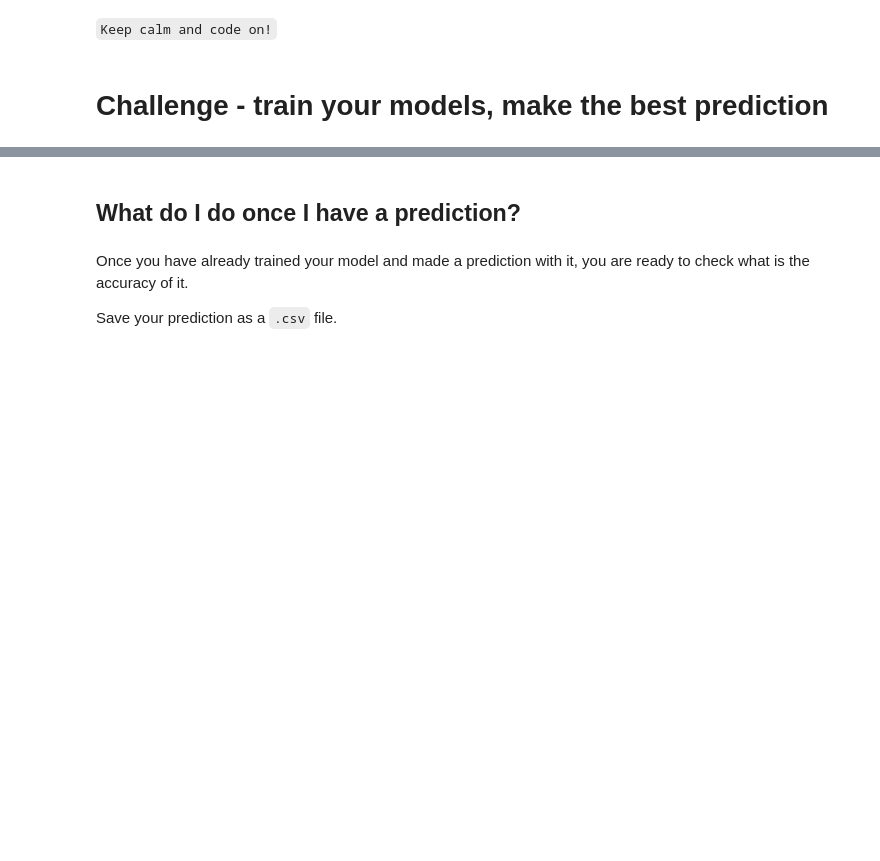
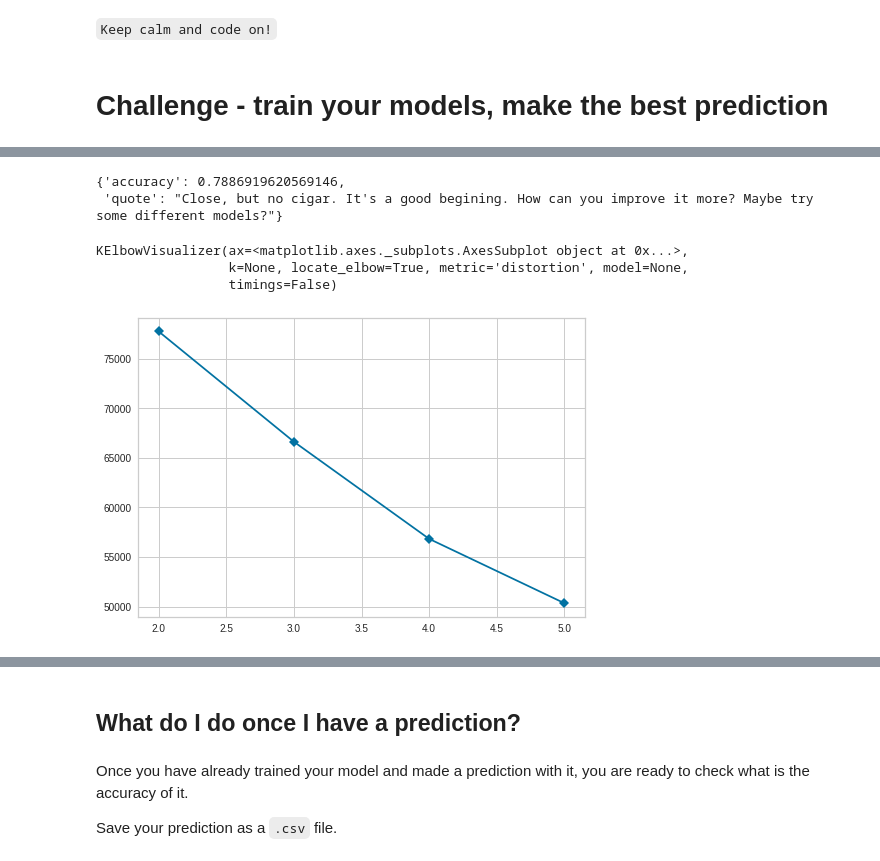
Before and after one commit to Clapiniella/lab-avila-bible, a Jupyter notebook: your-code/main.ipynb, the cells around one changed output, grey strips where cells are left out. Cells and saved outputs as stored; diff of their text form; code cells hidden in the pictures; blank space fills up the shorter version.

```diff
--- a/your-code/main.ipynb
+++ b/your-code/main.ipynb
@@ -86,0 +156,3 @@ sample_submission.head()
+# %%
+train_dataset2 = train_dataset.drop(columns =["autores"])
+train_dataset2.head(3)
@@ -86,0 +166,9 @@ sample_submission.head()
+# %%
+
+
+scaler = StandardScaler().fit(train_dataset2)
+
+train_datasetStandart = scaler.transform(train_dataset2)
+
+train_dataAvila= pd.DataFrame(train_datasetStandart, columns=train_dataset2.columns)
+display(train_dataAvila.shape,train_dataAvila.head())
@@ -86,0 +183,4 @@ sample_submission.head()
+# %%
+X = train_dataAvila
+y = train_dataset["autores"]
+display(X,y)
@@ -86,0 +213,3 @@ sample_submission.head()
+# %%
+X_train, X_test, y_train, y_test = train_test_split(X, y, test_size=.2, shuffle=True)
+print(X_train.shape, X_test.shape, y_train.shape, y_test.shape)
@@ -86,0 +438,21 @@ sample_submission.head()
+# %%
+compareRFC.to_csv('../data/sample_submissionRFC.csv', header=None)
+
+my_submission = "../data/sample_submissionRFC.csv"
+with open(my_submission) as f:
+    res = requests.post("http://apila-bible.herokuapp.com/check", files={"csv_data":f.read()})
+res.json()
+#0.7886919620569146
+# %% [output]
+{'accuracy': 0.7886919620569146,
+ 'quote': "Close, but no cigar. It's a good begining. How can you improve it more? Maybe try some different models?"}
+# %%
+model = KMeans()
+visualizer = KElbowVisualizer(model, k=(2,6), metric="distortion", timings=False)
+
+visualizer.fit(X_train)        # Fit the data to the visualizer
+# %% [output]
+KElbowVisualizer(ax=<matplotlib.axes._subplots.AxesSubplot object at 0x...>,
+                 k=None, locate_elbow=True, metric='distortion', model=None,
+                 timings=False)
+[figure, added]
```
Also changed, not shown: parts of 50 cells of this notebook, 5 other files.
